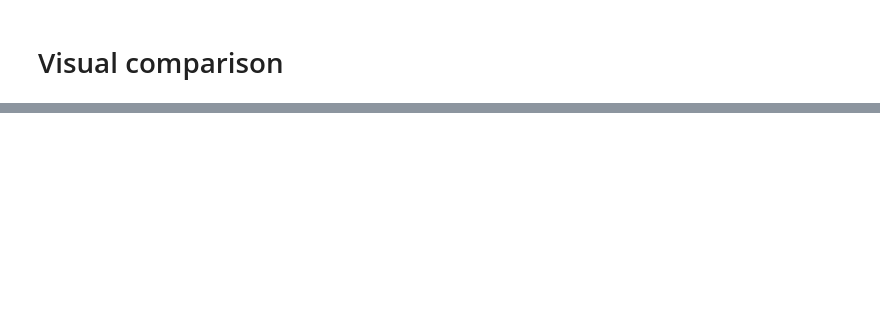
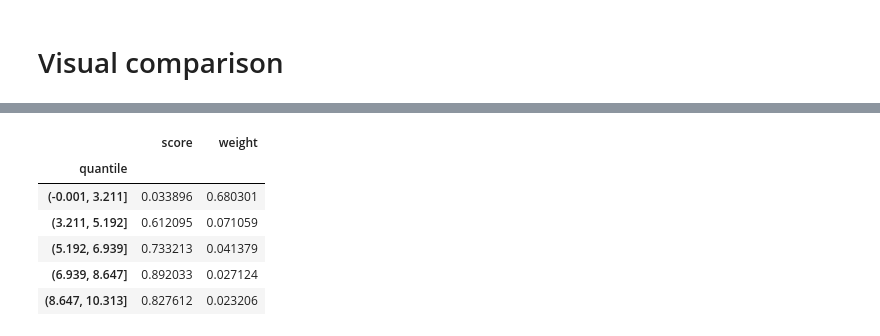
Before and after one commit to TheYuanLiao/individual_mobility_model, a Jupyter notebook: src/py/song-model-eval.ipynb, the cells around one changed output, grey strips where cells are left out. Saved outputs shown, nothing was run; the diff lists cells and outputs as text; code cells hidden in the pictures; blank space fills up the shorter version.

```diff
--- a/src/py/song-model-eval.ipynb
+++ b/src/py/song-model-eval.ipynb
@@ -206,0 +210,10 @@ score.describe()
+# %%
+score.head()
+# %% [output]
+|  | score | weight |
+| quantile |  |  |
+| (-0.001, 3.211] | 0.033896 | 0.680301 |
+| (3.211, 5.192] | 0.612095 | 0.071059 |
+| (5.192, 6.939] | 0.733213 | 0.041379 |
+| (6.939, 8.647] | 0.892033 | 0.027124 |
+| (8.647, 10.313] | 0.827612 | 0.023206 |
```
Also changed, not shown: parts of 13 cells of this notebook, 1 other file.
